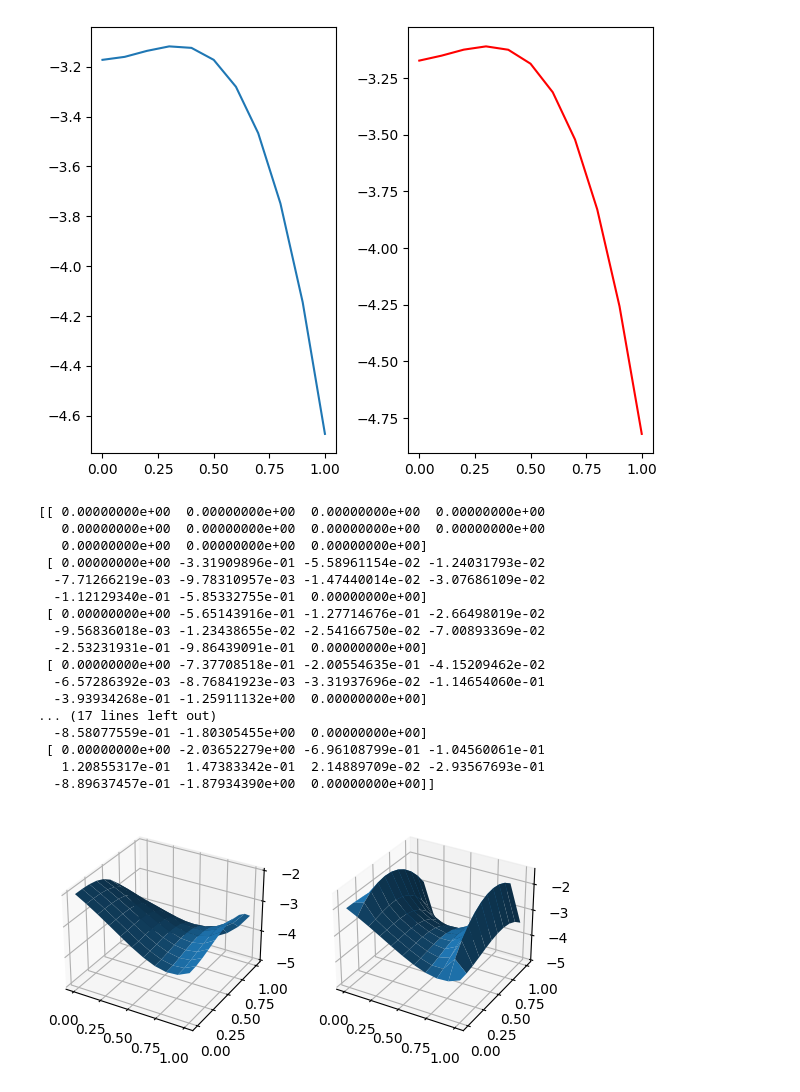
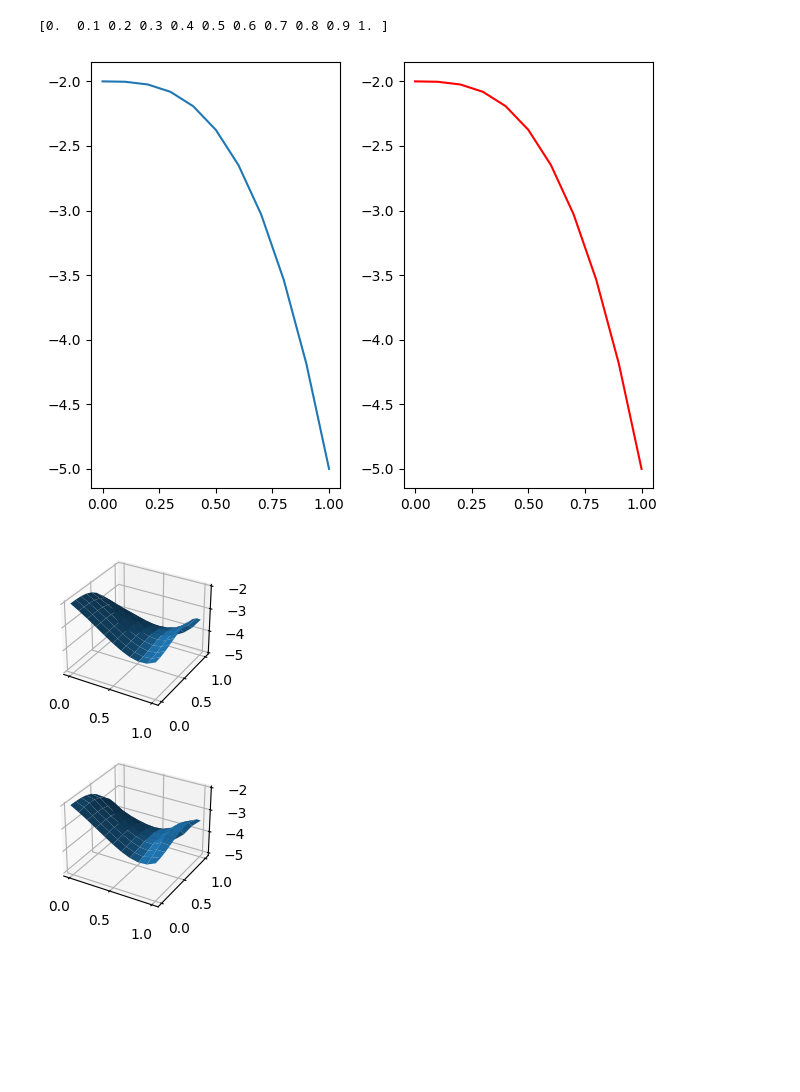
Before and after one commit to VeryBaDWerewolf/numerical-labs, a Jupyter notebook: Task1.ipynb, the cells around one changed output. Cells and saved outputs as stored; diff of their text form; code cells hidden in the pictures; blank space fills up the shorter version.

```diff
--- a/Task1.ipynb
+++ b/Task1.ipynb
@@ -4,6 +4,7 @@ from matplotlib import pyplot as plt
 # %%
 t = np.linspace(0, 1, 11)
 x = np.linspace(0, 1, 11)
+print(t)
 
 n_t, n_x = len(t), len(x)
 
@@ -31,36 +32,40 @@ def bw_euler(x, t, a = 0.024):
     b2  = 2 - 3*(t**3) + 3*(t**2) - 2*np.exp(1)
 
 
-    td = trd(1,-2, 1, n_t-2)
-    td *= -(a*dt)/(dx**2)
-    td += np.eye(n_t-2)
+    td = trd(1,-2, 1, n_t)
+    td = np.eye(n_t) - ((a*dt)/(dx**2) * td)
     u_ = np.zeros((n_t, n_x))
-    v  = np.zeros(n_t - 2)
+    v  = np.zeros(n_t)
     u_[0] = u0
-    u_[-1][0], u_[-1][-1] = b1[-1], b2[-1]
+    for i in range(n_t):
+        u_[i][0], u_[i][-1] = b1[i], b2[i]
+
     for i in range(1, n_t):
-        u_[i][0], u_[i][-1] = b1[i], b2[i]
-        v = dt * f(x[1:-1], np.array([t[i]for k in range((n_t)-2)])) + u_[i-1][1:-1]
-        u_[i][1:-1] = np.linalg.solve(td,v)
+        v = (dt * f(x, np.array([t[i]for k in range((n_t))]))) + u_[i-1]
+
+        q = np.linalg.solve(td,v)
+        u_[i][1:-1] = q[1:-1]
 
     return u_
 
 
 
 
-def U(t, x = .5):
+def U(t, x = 0.0):
     return 2 * (x**4) - 3 * (t**3) + 3*(t**2)*x - 2*np.exp(x)
 
 def f(x, t, a = 0.024):
     return -9 * (t**2) + 6*t*x - a*(24*(x**2) - 2*np.exp(x))
+# %% [output]
+[0.  0.1 0.2 0.3 0.4 0.5 0.6 0.7 0.8 0.9 1. ]
 # %%
 fig, axs = plt.subplots(ncols = 2, nrows = 1)
 
 X, Y = np.meshgrid(t, x)
 y1 = bw_euler(x,t)
 
-z = [y1[i][5] for i in range(n_t)]
 
+z = [y1[i][0] for i in range(n_t)]
 axs[0].plot(t, U(t))
 axs[1].plot(t, z, 'r')
 #axs[1].plot_surface(x, t, bw_euler(x,t))
@@ -68,35 +73,17 @@ axs[1].plot(t, z, 'r')
 fig.tight_layout()
 plt.show()
 # %% [output]
-[figure, old version]
+[figure, new version]
 # %%
-fig, axs = plt.subplots(ncols = 2, nrows = 1, subplot_kw={"projection": "3d"})
+fig, axs = plt.subplots(ncols = 1, nrows = 2, subplot_kw={"projection": "3d"})
 X, Y = np.meshgrid(x, t)
 y1 = bw_euler(x,t)
 
-print(U(Y, X)-y1)
 
 
 axs[0].plot_surface(X, Y, U(Y, X))
 axs[1].plot_surface(X, Y, y1)
-
+fig.savefig("fig.png")
 plt.show()
 # %% [output]
-[[ 0.00000000e+00  0.00000000e+00  0.00000000e+00  0.00000000e+00
-   0.00000000e+00  0.00000000e+00  0.00000000e+00  0.00000000e+00
-   0.00000000e+00  0.00000000e+00  0.00000000e+00]
- [ 0.00000000e+00 -3.31909896e-01 -5.58961154e-02 -1.24031793e-02
-  -7.71266219e-03 -9.78310957e-03 -1.47440014e-02 -3.07686109e-02
-  -1.12129340e-01 -5.85332755e-01  0.00000000e+00]
- [ 0.00000000e+00 -5.65143916e-01 -1.27714676e-01 -2.66498019e-02
-  -9.56836018e-03 -1.23438655e-02 -2.54166750e-02 -7.00893369e-02
-  -2.53231931e-01 -9.86439091e-01  0.00000000e+00]
- [ 0.00000000e+00 -7.37708518e-01 -2.00554635e-01 -4.15209462e-02
-  -6.57286392e-03 -8.76841923e-03 -3.31937696e-02 -1.14654060e-01
-  -3.93934268e-01 -1.25911132e+00  0.00000000e+00]
-... (17 lines left out)
-  -8.58077559e-01 -1.80305455e+00  0.00000000e+00]
- [ 0.00000000e+00 -2.03652279e+00 -6.96108799e-01 -1.04560061e-01
-   1.20855317e-01  1.47383342e-01  2.14889709e-02 -2.93567693e-01
-  -8.89637457e-01 -1.87934390e+00  0.00000000e+00]]
-[figure, old version]
+[figure, new version]
```
